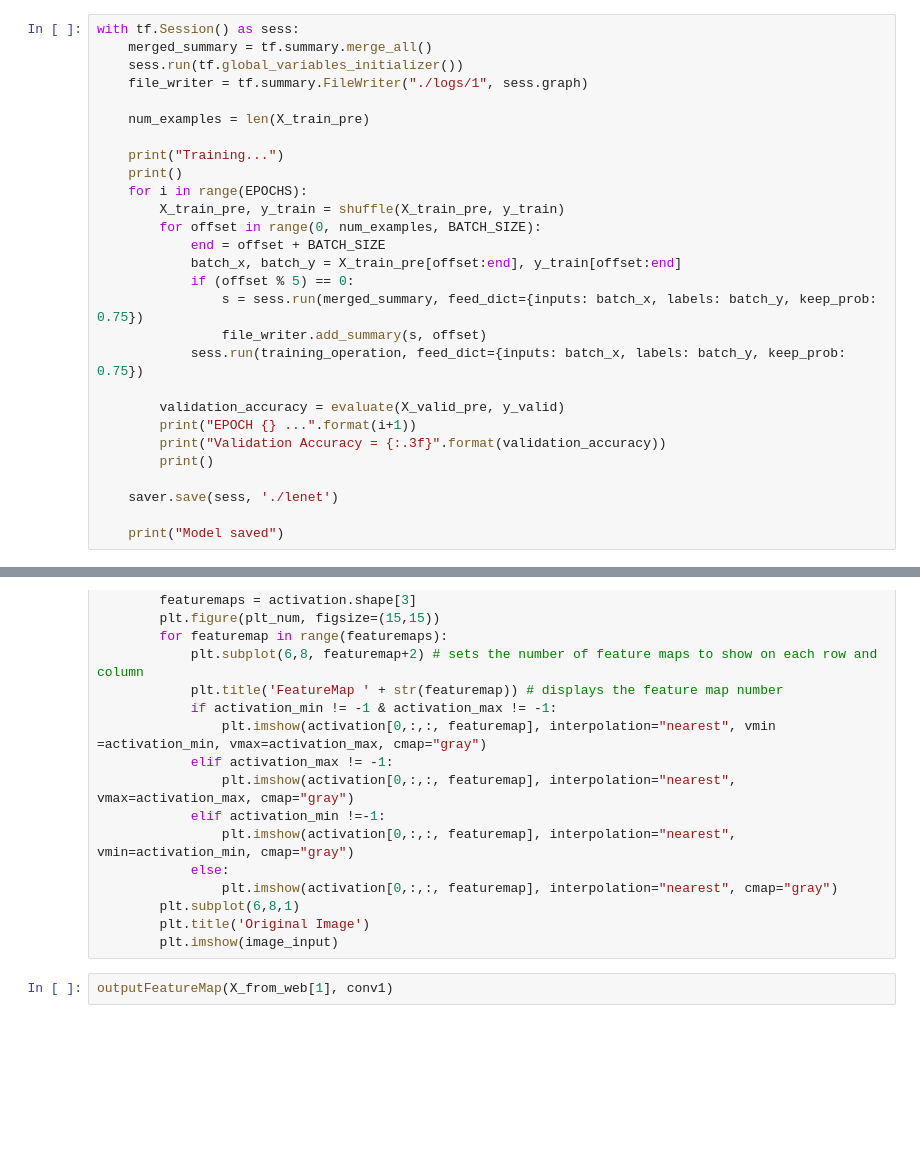
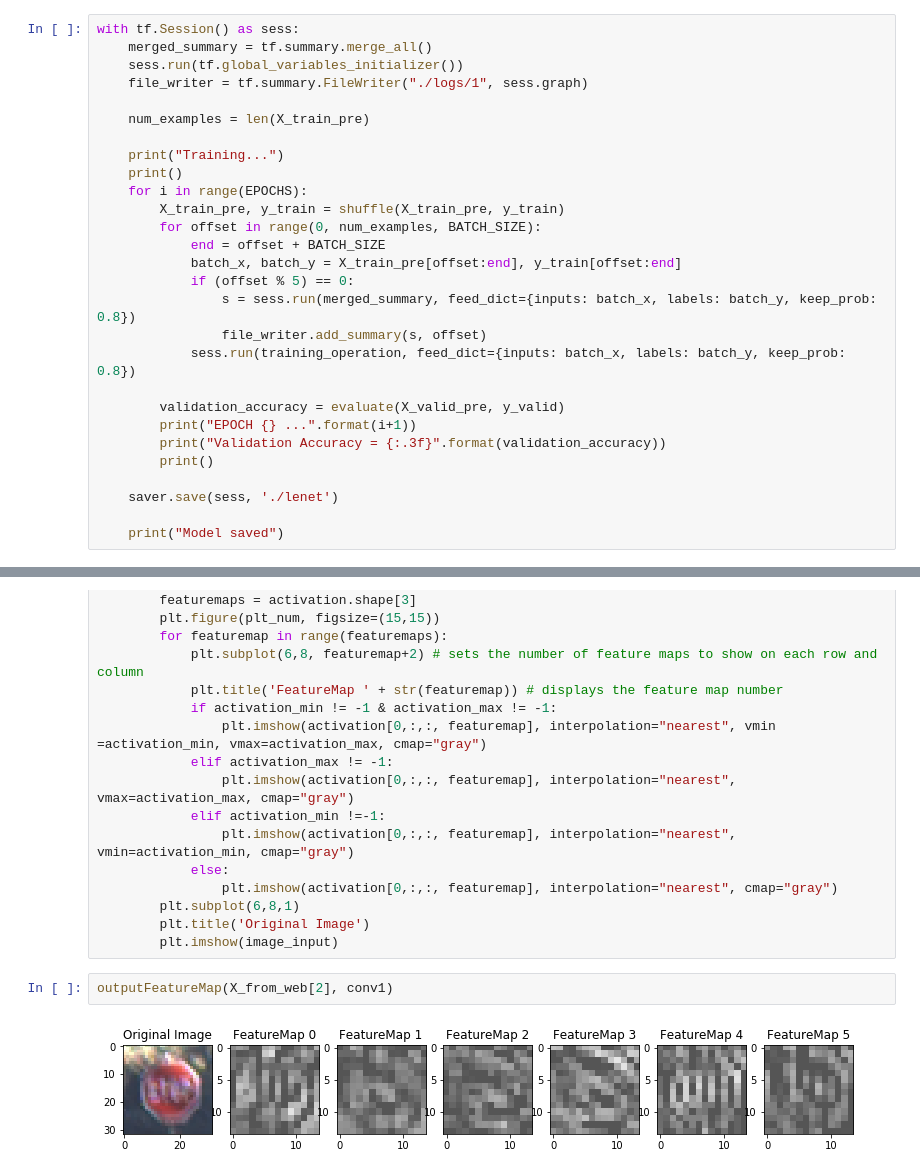
Before and after one commit to agoila/udacity-carnd-P2, a Jupyter notebook: LeNet_Traffic_Sign_Classifier.ipynb, the cells around one changed output, grey strips where cells are left out. Drawn from its saved outputs; the diff is of its cells as text; blank space fills up the shorter version.

```diff
--- a/LeNet_Traffic_Sign_Classifier.ipynb
+++ b/LeNet_Traffic_Sign_Classifier.ipynb
@@ -397,9 +399,9 @@ with tf.Session() as sess:
             end = offset + BATCH_SIZE
             batch_x, batch_y = X_train_pre[offset:end], y_train[offset:end]
             if (offset % 5) == 0:
-                s = sess.run(merged_summary, feed_dict={inputs: batch_x, labels: batch_y, keep_prob: 0.75})
+                s = sess.run(merged_summary, feed_dict={inputs: batch_x, labels: batch_y, keep_prob: 0.8})
                 file_writer.add_summary(s, offset)
-            sess.run(training_operation, feed_dict={inputs: batch_x, labels: batch_y, keep_prob: 0.75})
+            sess.run(training_operation, feed_dict={inputs: batch_x, labels: batch_y, keep_prob: 0.8})
 
         validation_accuracy = evaluate(X_valid_pre, y_valid)
         print("EPOCH {} ...".format(i+1))
@@ -583,4 +625,6 @@ def outputFeatureMap(image_input, tf_activation, activation_min=-1, activation_m
         plt.title('Original Image')
         plt.imshow(image_input)
 # %%
-outputFeatureMap(X_from_web[1], conv1)
+outputFeatureMap(X_from_web[2], conv1)
+# %% [output]
+[figure, added]
```
Also changed, not shown: parts of 10 cells of this notebook, 4 other files.
